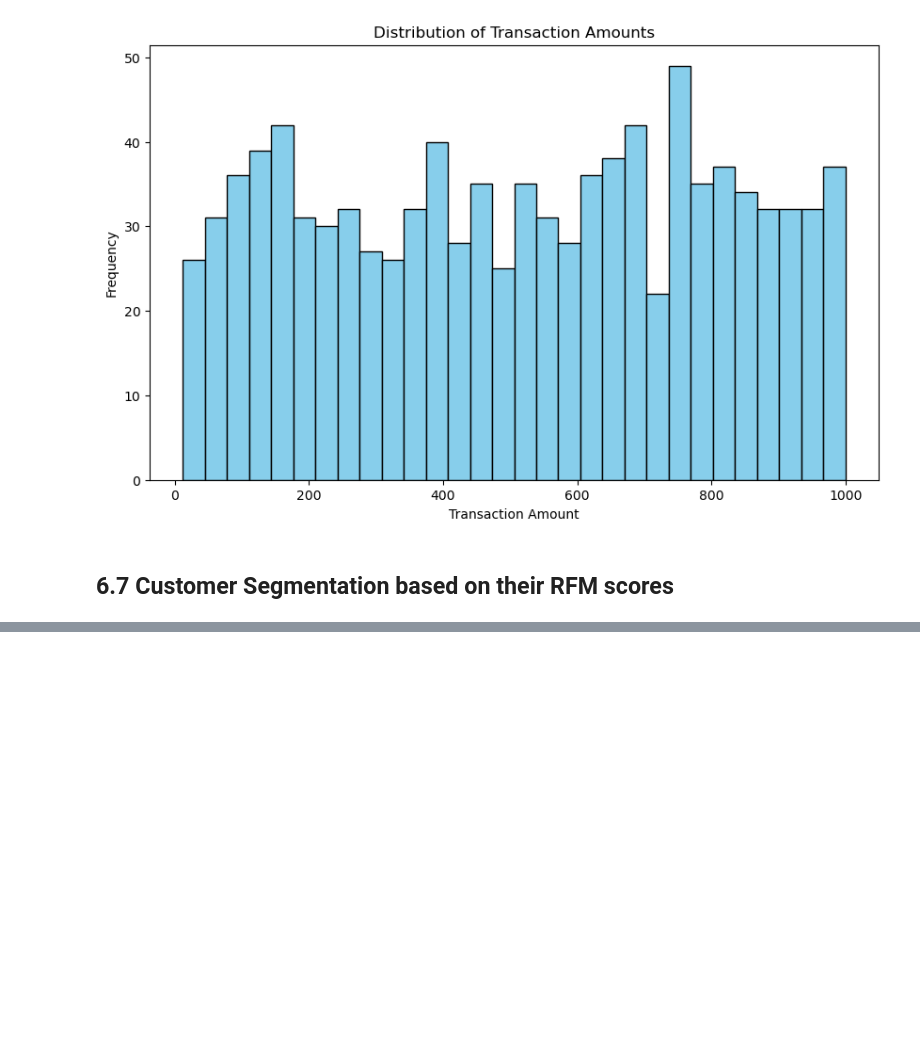
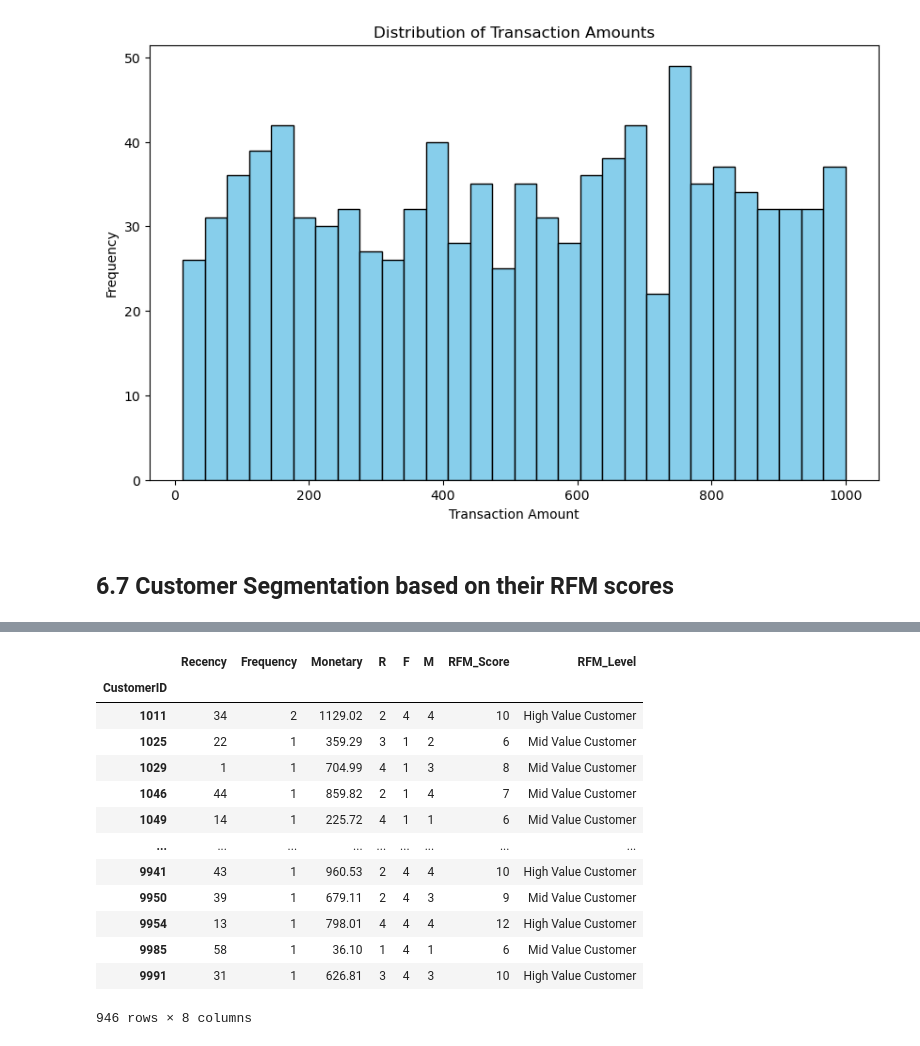
Before and after one commit to George-Mbugua/RFM-Analysis-Recency-Frequency-and-Monetary-Value-, a Jupyter notebook: Untitled-1.ipynb, the cells around one changed output, grey strips where cells are left out. Drawn from its saved outputs; the diff is of its cells as text; code cells hidden in the pictures; blank space fills up the shorter version.

```diff
--- a/Untitled-1.ipynb
+++ b/Untitled-1.ipynb
@@ -350,0 +367,17 @@ print(df_rfm.head())
+# %%
+df_rfm
+# %% [output]
+|  | Recency | Frequency | Monetary | R | F | M | RFM_Score | RFM_Level |
+| CustomerID |  |  |  |  |  |  |  |  |
+| 1011 | 34 | 2 | 1129.02 | 2 | 4 | 4 | 10 | High Value Customer |
+| 1025 | 22 | 1 | 359.29 | 3 | 1 | 2 | 6 | Mid Value Customer |
+| 1029 | 1 | 1 | 704.99 | 4 | 1 | 3 | 8 | Mid Value Customer |
+| 1046 | 44 | 1 | 859.82 | 2 | 1 | 4 | 7 | Mid Value Customer |
+| 1049 | 14 | 1 | 225.72 | 4 | 1 | 1 | 6 | Mid Value Customer |
+| ... | ... | ... | ... | ... | ... | ... | ... | ... |
+| 9941 | 43 | 1 | 960.53 | 2 | 4 | 4 | 10 | High Value Customer |
+| 9950 | 39 | 1 | 679.11 | 2 | 4 | 3 | 9 | Mid Value Customer |
+| 9954 | 13 | 1 | 798.01 | 4 | 4 | 4 | 12 | High Value Customer |
+| 9985 | 58 | 1 | 36.10 | 1 | 4 | 1 | 6 | Mid Value Customer |
+| 9991 | 31 | 1 | 626.81 | 3 | 4 | 3 | 10 | High Value Customer |
+946 rows × 8 columns
```
Also changed, not shown: parts of 9 cells of this notebook, 5 other files.
